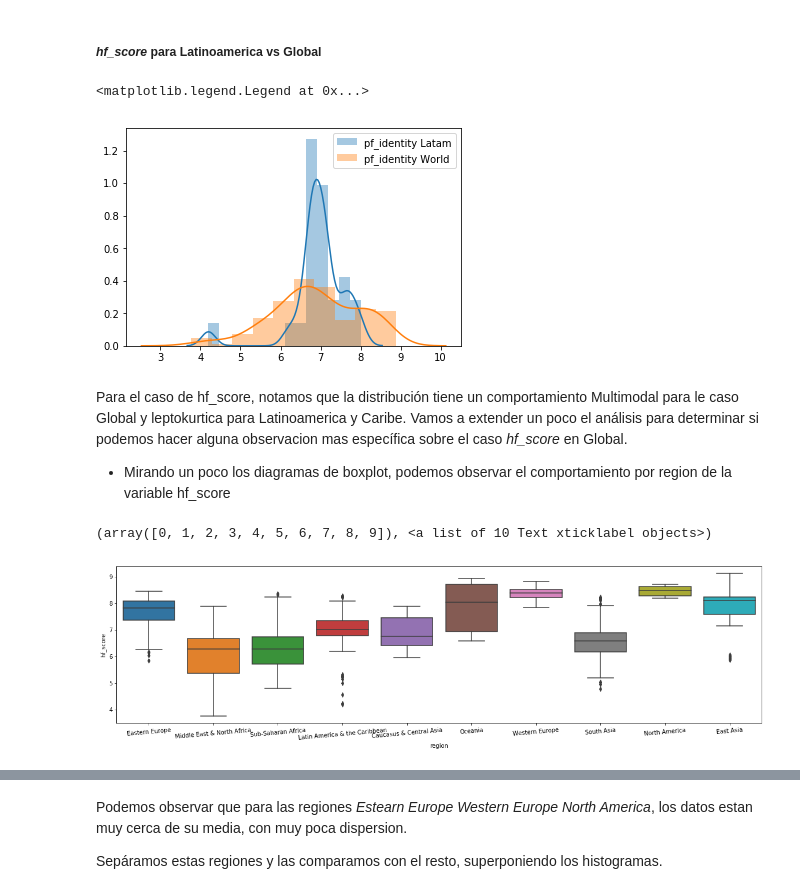
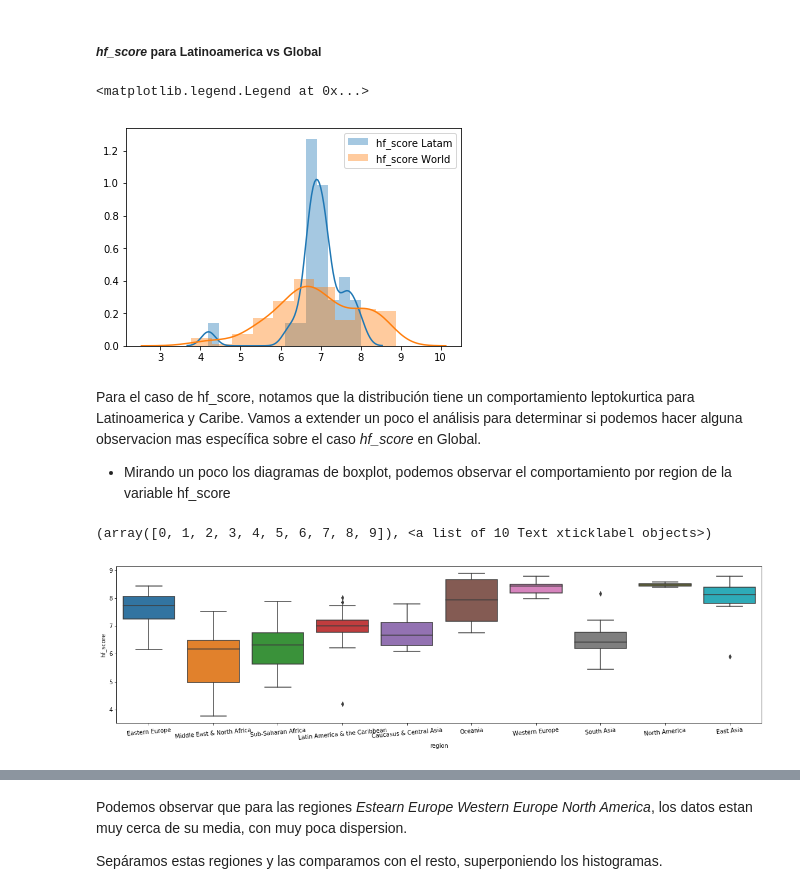
Before and after one commit to manquius/diplodatos_ayv, a Jupyter notebook: 02_practico_I.ipynb, the cells around one changed output, grey strips where cells are left out. Cells and saved outputs as stored; diff of their text form; code cells hidden in the pictures.

```diff
--- a/02_practico_I.ipynb
+++ b/02_practico_I.ipynb
@@ -385,27 +390,27 @@ Cuando estábamos observando *outliers* en el diagrama boxplot, podíamos observ
 # %% [markdown]
 ##### *hf_score* para Latinoamerica vs Global
 # %%
-seaborn.distplot(dataset_latam_2016[['hf_score']].dropna(), label="pf_identity Latam")
-seaborn.distplot(dataset_2016[['hf_score']].dropna(), label="pf_identity World")
+seaborn.distplot(dataset_latam_2016[['hf_score']].dropna(), label="hf_score Latam")
+seaborn.distplot(dataset_2016[['hf_score']].dropna(), label="hf_score World")
 plt.legend()
 # %% [output]
 <matplotlib.legend.Legend at 0x...>
-[figure, old version]
+[figure, new version]
 # %% [markdown]
-Para el caso de hf_score, notamos que la distribución tiene un comportamiento Multimodal para le caso Global y leptokurtica para Latinoamerica y Caribe. Vamos a extender un poco el análisis para determinar si podemos hacer alguna observacion mas específica sobre el caso *hf_score* en Global.
+Para el caso de hf_score, notamos que la distribución tiene un comportamiento leptokurtica para Latinoamerica y Caribe. Vamos a extender un poco el análisis para determinar si podemos hacer alguna observacion mas específica sobre el caso *hf_score* en Global.
 - Mirando un poco los diagramas de boxplot, podemos observar el comportamiento por region de la variable hf_score
 # %%
 #Algunas configuraciones para el grafico
 plt.subplots(1,1, figsize=(20,5))
 
 #solo hf_score y region, sin NaN
-region = dataset[['region', "year", 'hf_score']].dropna()
+region = dataset_2016[['region', "year", 'hf_score']].dropna()
 
 #Acomodamos los datos para que podamos a
 #df_long = pandas.melt(region, "year",var_name="hf_score" , value_name="score")
 
 g = seaborn.boxplot("region", y="hf_score", data=region)
 plt.xticks(rotation=5)
 # %% [output]
 (array([0, 1, 2, 3, 4, 5, 6, 7, 8, 9]), <a list of 10 Text xticklabel objects>)
-[figure, old version]
+[figure, new version]
```
Also changed, not shown: parts of 23 cells of this notebook.
